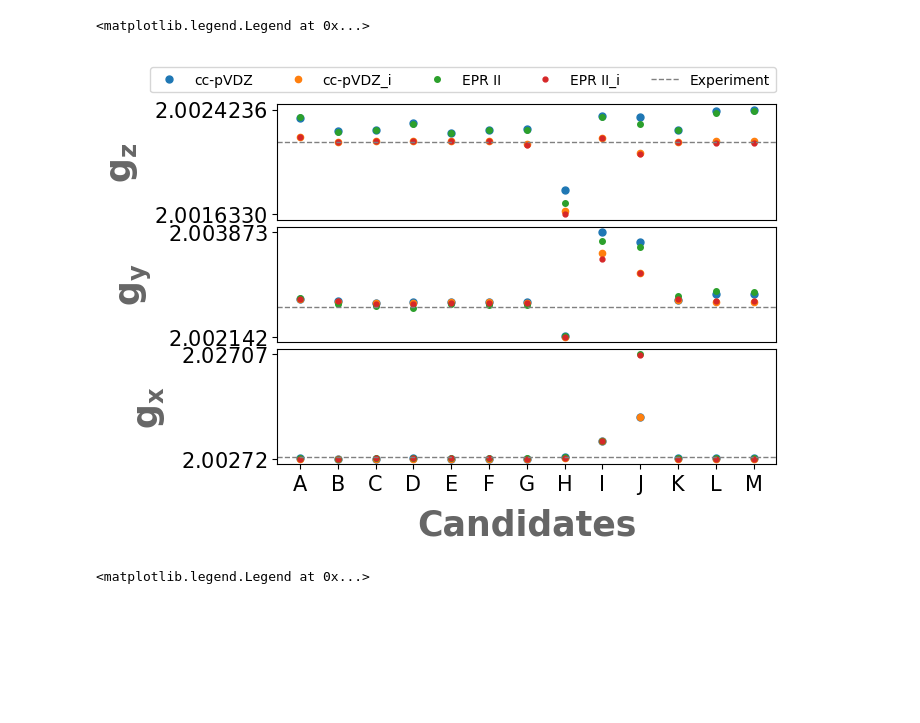
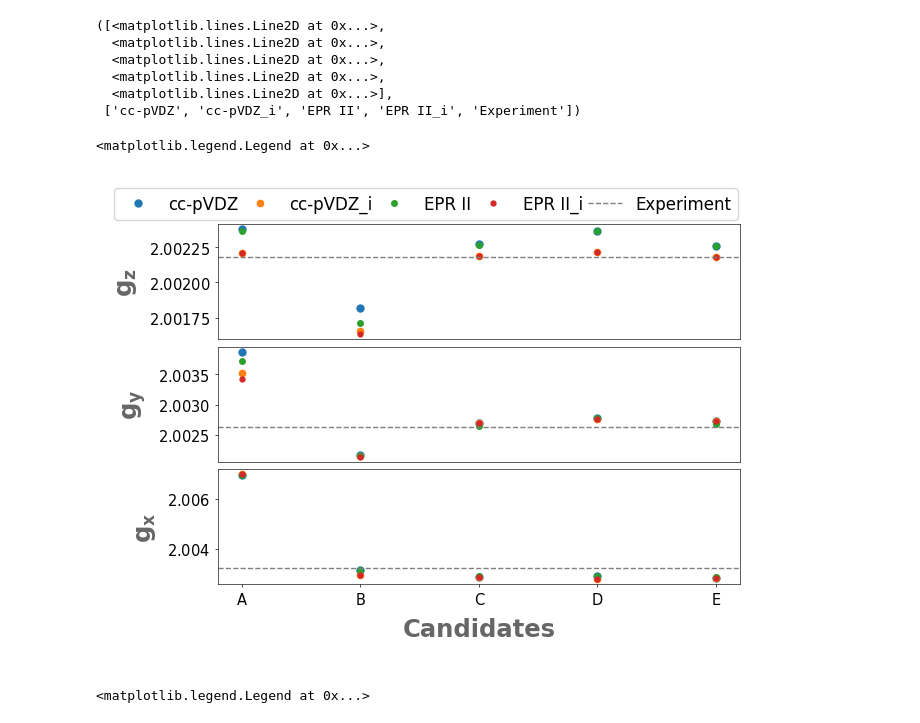
Before and after one commit to graeter-group/g-tensors-PPEpaper, a Jupyter notebook: analysis/show_results.ipynb, the cells around one changed output. Drawn from its saved outputs; the diff is of its cells as text; code cells hidden in the pictures; blank space fills up the shorter version.

```diff
--- a/analysis/show_results.ipynb
+++ b/analysis/show_results.ipynb
@@ -27,0 +12,10 @@ vals = extract_values('../', exclude=['../9_0-Rhop_FarRad1'])
+# %%
+vals_all = extract_values('../', exclude=['../9_0-Rhop_FarRad1',
+                                          '../3_1-Rhop-LeftPhenyl',
+                                          '../3_2-Rhop-RightPhenyl',
+                                          '../4_0-inchain',
+                                          '../4_1-inchainLarger',
+                                          '../7_0-triple_broken',
+                                          '../8_0-Hshift_FarRad1',
+                                          '../8_1-Hshift_FarRad2',
+                                          '../9_1-Rhop_FarRad2'])
@@ -27,0 +28,7 @@ vals = extract_values('../', exclude=['../9_0-Rhop_FarRad1'])
+# %%
+# Selected for the paper
+vals= vals_all[[4, # Primary_in_triple
+                3, # primary_in_ring
+                2, # rhop
+                0, # alkylshift
+                1]] #H-shift
@@ -28,42 +119,54 @@ vals = extract_values('../', exclude=['../9_0-Rhop_FarRad1'])
+# %%
+sp.ax[0].get_legend_handles_labels()
+# %% [output]
+([<matplotlib.lines.Line2D at 0x...>,
+  <matplotlib.lines.Line2D at 0x...>,
+  <matplotlib.lines.Line2D at 0x...>,
+  <matplotlib.lines.Line2D at 0x...>,
+  <matplotlib.lines.Line2D at 0x...>],
+ ['cc-pVDZ', 'cc-pVDZ_i', 'EPR II', 'EPR II_i', 'Experiment'])
 # %%
 fig, ax = plt.subplots(3,1)
-sp = StandardPlotter(fig=fig, ax=ax)
+sp = StandardPlotter(fig=fig, ax=ax, ax_pref={'factor': 7, 'sci_not':True})
 
 
 yticks = [[2.0017, 2.0020, 2.0023],
           [2.0024, 2.0030, 2.0036],
-          [2.0035, 2.0050, 2.0065]]
+          [2.0035, 2.0148, 2.0270]]
 xyz_lab = ['x', 'y', 'z']
 for i in [0, 1, 2]:
     sp.plot_data(vals[:, :, 2 - i].T, ax=i,
                  pstyle='o',
                  data_label=['cc-pVDZ',
                              'cc-pVDZ_i',
                              'EPR II',
                              'EPR II_i'],
                  markersize=[5, 4.5, 4, 3.5])
     # Add experimental Values
     xlims = sp.ax[i].get_xlim()
     sp.plot_data(xlims, [experiments[2 - i]]*2, ax=i,
                  pstyle='--', color_plot='gray',
                  lw =1, data_label='Experiment')
     sp.axis_setter(ax=i, ylabel=r'g$_{\rm{\bf ' + xyz_lab[2 - i] +'}}$', xlim=xlims,
-                   xticks=[],
-                   yticks=[min(vals[:, :, 2 - i].T.flatten()), max(vals[:, :, 2 - i].T.flatten())])
+                   xticks=[]) # ,
+                   #yticks=[min(vals[:, :, 2 - i].T.flatten()), max(vals[:, :, 2 - i].T.flatten())],
                    #yticks=yticks[i])
                    #ylim=np.array([-0.00045, 0.00045]) + experiments[2 - i])
 
 # Setting axis
 sp.ax[2].set_xticks(range(1, len(vals)+1),
                     uppercase_letters[:len(vals)])
 sp.ax[2].set_xlabel('Candidates')
 sp.spaces[0].set_axis(axes=sp.ax, rows_cols=(3, 1),
-                      borders=[[0.21, 0.16], [0.99, 0.91]],
+                      borders=[[0.175, 0.16], [0.99, 0.91]],
                       spaces=[0.015, 0.015])
 handles, labels = sp.ax[0].get_legend_handles_labels()
 sp.ax[0].legend(handles, labels, bbox_to_anchor=(0., 0.9, 1., .102),
                 mode="expand", ncols=5,
+                fontsize=12,
                 bbox_transform=sp.fig.transFigure)
+
+#sp.spaces[0].show_frame(majordelta=0.1, minordelta=0.025)
 # %% [output]
 <matplotlib.legend.Legend at 0x...>
-[figure, old version]
+[figure, new version]
```
Also changed, not shown: parts of 8 cells of this notebook, 11 other files.
